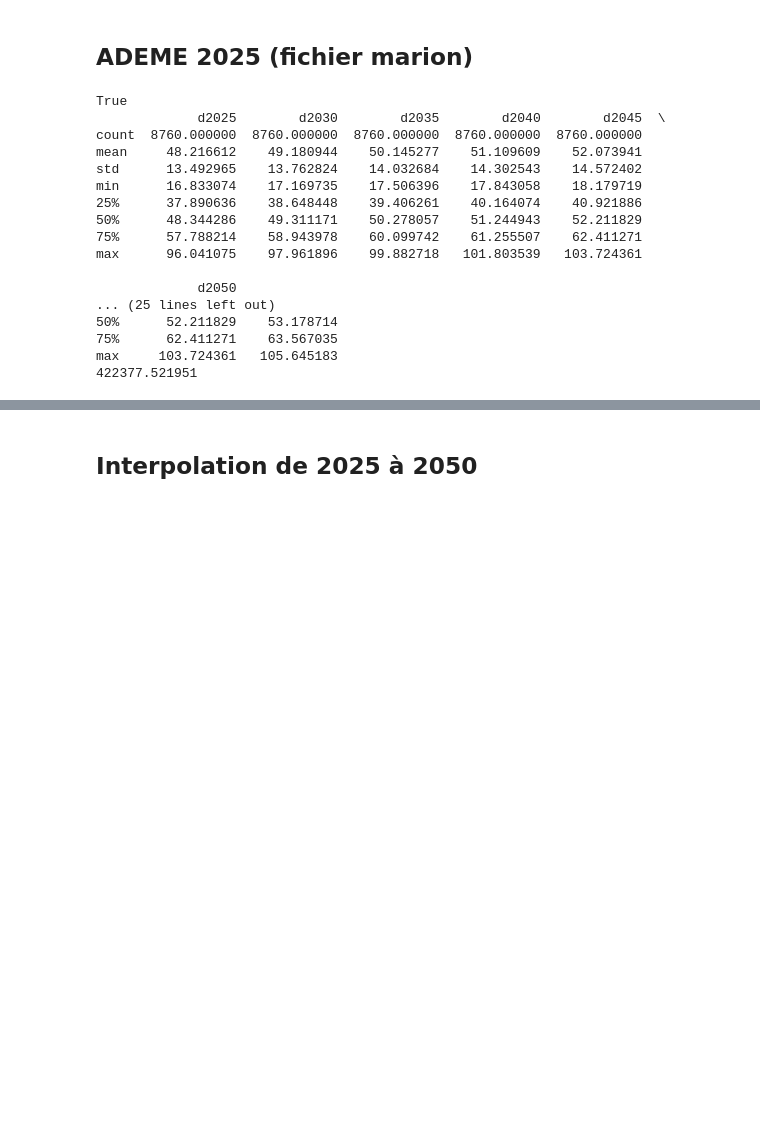
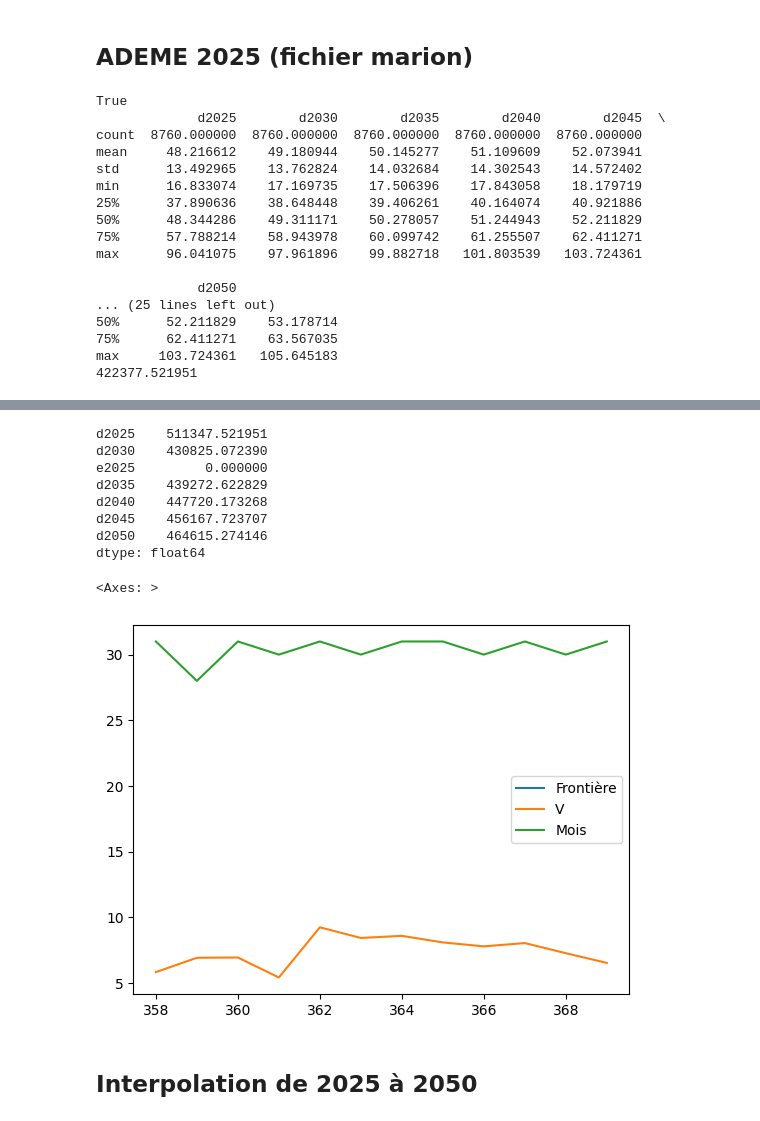
Before and after one commit to pascalacco/CliMix, a Jupyter notebook: climix/mix_data/generation/genere_scenarios.ipynb, the cells around one changed output, grey strips where cells are left out. Cells and saved outputs as stored; diff of their text form; code cells hidden in the pictures; blank space fills up the shorter version.

```diff
--- a/climix/mix_data/generation/genere_scenarios.ipynb
+++ b/climix/mix_data/generation/genere_scenarios.ipynb
@@ -111,3 +120,42 @@ max     103.724361   105.645183
+# %%
+conso_rte2024 = (449. + 89.) *1000.
+
+df2024 = df2025.copy()
+
+
+
+export = pd.read_csv("Solde_mensuel_des_importations_et_exportations_entre_la_France_et_ses_voisins__2025-03-26_18-51.csv", sep=";")
+
+ech2024 = export[export["Filière"]=="Soldes des échanges"]
+ech2024 = ech2024[ech2024["Date"].apply(lambda v : v[0:4]=="2024")]
+ech2024["V"] = pd.to_numeric(ech2024["Valeur (TWh)"].str.replace(',', '.'))
+ech2024["Mois"]=[31,28,31,30,31,30,31,31,30,31,30,31]
+
+
+
+
+h=0
+for index, row in ech2024.iterrows():
+    duree = row["Mois"]*24
+    #df2024.loc[h:h+row["Mois"],"d2025"] = df2024.iloc[h:h+row["Mois"]]["d2025"].apply(lambda v: v*row["V"]*1000./duree)
+    df2024.loc[h:h+duree,"d2025"] = df2025.iloc[h:h+duree]["d2025"].apply(lambda v: v+row["V"]*1000./duree)
+    h=h+duree
+    #df2024.iloc[h:h+row["Mois"]]["d2024"].apply(lambda v: v+1)
+
+print(df2024.sum())
+
+ech2024.plot()
+# %% [output]
+d2025    511347.521951
+d2030    430825.072390
+e2025         0.000000
+d2035    439272.622829
+d2040    447720.173268
+d2045    456167.723707
+d2050    464615.274146
+dtype: float64
+<Axes: >
+[figure, added]
 # %% [markdown]
 ## Interpolation de 2025 à 2050
 # %%
```
Also changed, not shown: parts of 6 cells of this notebook, 24 other files.
